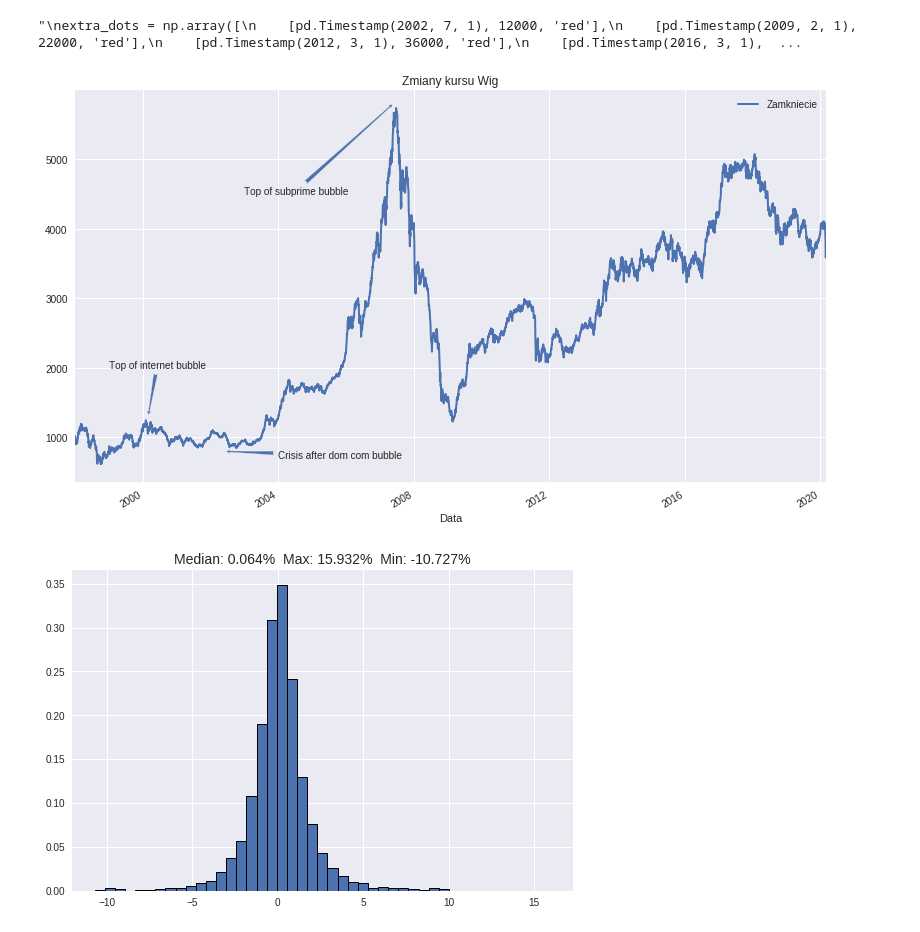
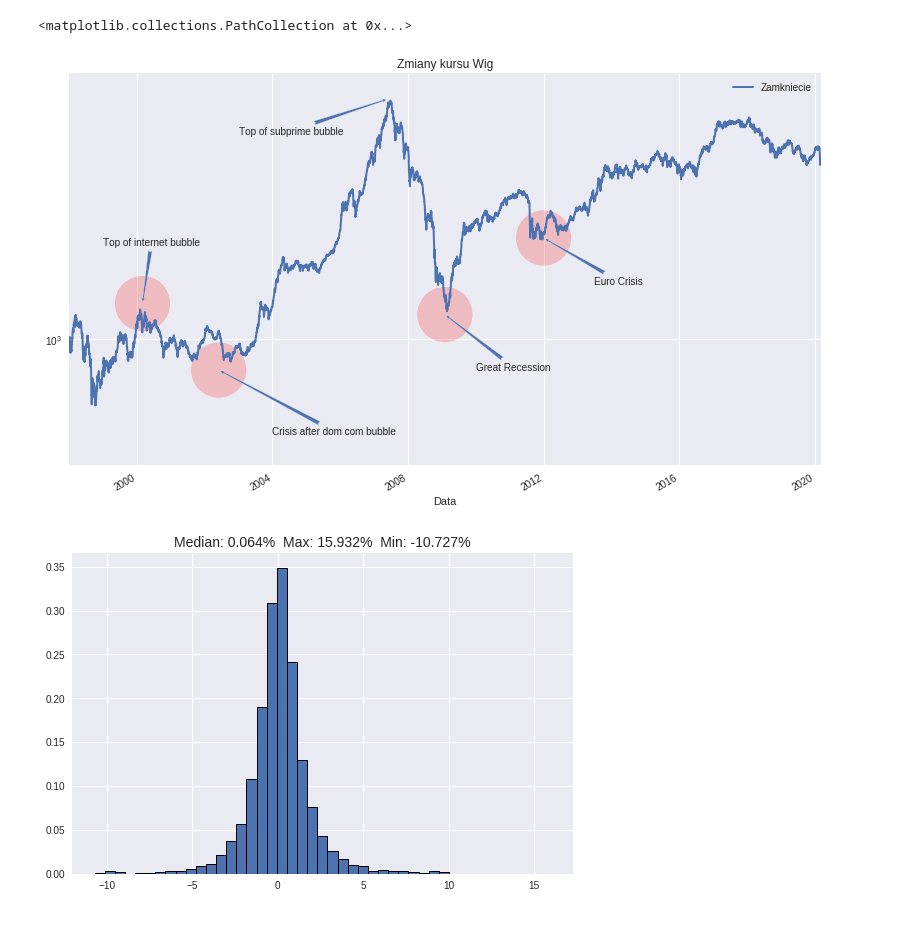
Before and after one commit to Bounty1993/stock-analysis, a Jupyter notebook: index_analysis.ipynb, the cells around one changed output. Saved outputs shown, nothing was run; the diff lists cells and outputs as text; code cells hidden in the pictures.

```diff
--- a/index_analysis.ipynb
+++ b/index_analysis.ipynb
@@ -11,30 +11,33 @@ mwig_df['day_change'] = ((wig_df['Zamkniecie'] / wig_df['Zamkniecie'].shift(1) )
 # %%
 ax = plt.axes()
 
 mwig_df.plot(x='Data', y='Zamkniecie', linewidth=2, figsize=[12, 8], ax=ax)
 
 ax.set_title('Zmiany kursu Wig')
-# ax.set_yscale('log')
+ax.set_ylim(400, 7000)
+ax.set_yscale('log')
 
 arrow_props = {'arrowstyle': 'fancy'}
 annotates = [
     ['Top of internet bubble', [pd.Timestamp(2000, 3, 1),1300], [pd.Timestamp(1999, 1, 1), 2000]],
-    ['Crisis after dom com bubble', [pd.Timestamp(2002, 6, 1), 800], [pd.Timestamp(2004,1,1), 700]],
-    ['Top of subprime bubble', [pd.Timestamp(2007, 6, 1), 5800], [pd.Timestamp(2003, 1, 1), 4500]]
+    ['Crisis after dom com bubble', [pd.Timestamp(2002, 6, 1), 800], [pd.Timestamp(2004,1,1), 500]],
+    ['Top of subprime bubble', [pd.Timestamp(2007, 6, 1), 5800], [pd.Timestamp(2003, 1, 1), 4500]],
+    ['Great Recession', [pd.Timestamp(2009, 2, 1), 1200], [pd.Timestamp(2010, 1, 1), 800]],
+    ['Euro Crisis', [pd.Timestamp(2012, 1, 1), 2100], [pd.Timestamp(2013, 6, 30), 1500]]
 ]
 for row in annotates:
     ax.annotate(row[0], xy=row[1], xytext=row[2], arrowprops=arrow_props)
-"""
+
 extra_dots = np.array([
-    [pd.Timestamp(2002, 7, 1), 12000, 'red'],
-    [pd.Timestamp(2009, 2, 1), 22000, 'red'],
-    [pd.Timestamp(2012, 3, 1), 36000, 'red'],
-    [pd.Timestamp(2016, 3, 1), 44000, 'red'],
+    [pd.Timestamp(2000, 3, 1),1300, 'red'],
+    [pd.Timestamp(2002, 6, 1), 800, 'red'],
+    [pd.Timestamp(2009, 2, 1), 1200, 'red'],
+    [pd.Timestamp(2012, 1, 1), 2100, 'red'],
 ])
-ax.scatter(extra_dots[:, 0], extra_dots[:,1], s=3000, alpha=0.2, c=extra_dots[:,2])"""
+ax.scatter(extra_dots[:, 0], extra_dots[:,1], s=3000, alpha=0.2, c=extra_dots[:,2])
 # %% [output]
-"\nextra_dots = np.array([\n    [pd.Timestamp(2002, 7, 1), 12000, 'red'],\n    [pd.Timestamp(2009, 2, 1), 22000, 'red'],\n    [pd.Timestamp(2012, 3, 1), 36000, 'red'],\n    [pd.Timestamp(2016, 3, 1),  ...
+<matplotlib.collections.PathCollection at 0x...>
-[figure, old version]
+[figure, new version]
 # %%
 mediana = mwig_df['day_change'].median()
 maximum = mwig_df['day_change'].max()
```
